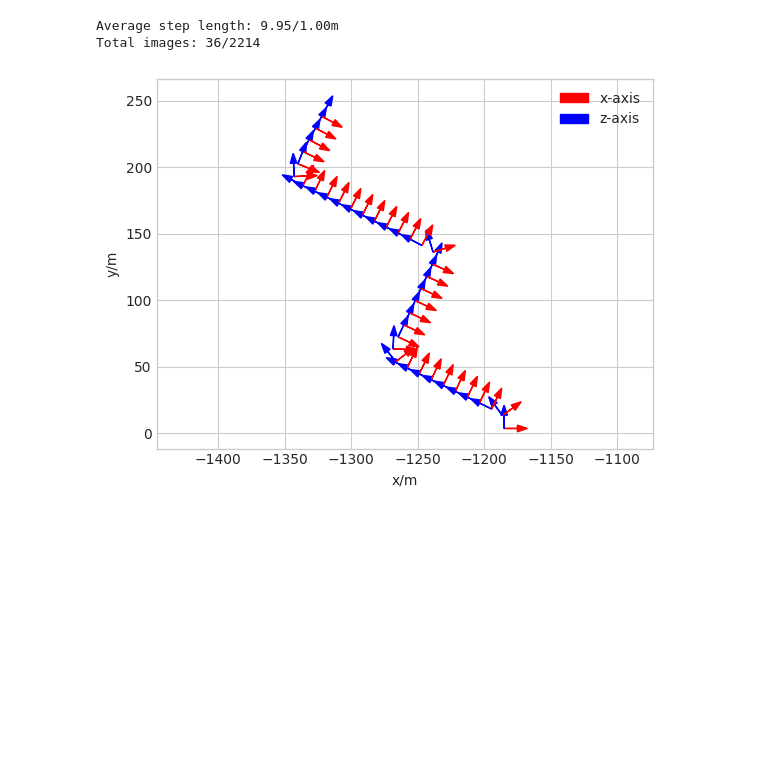
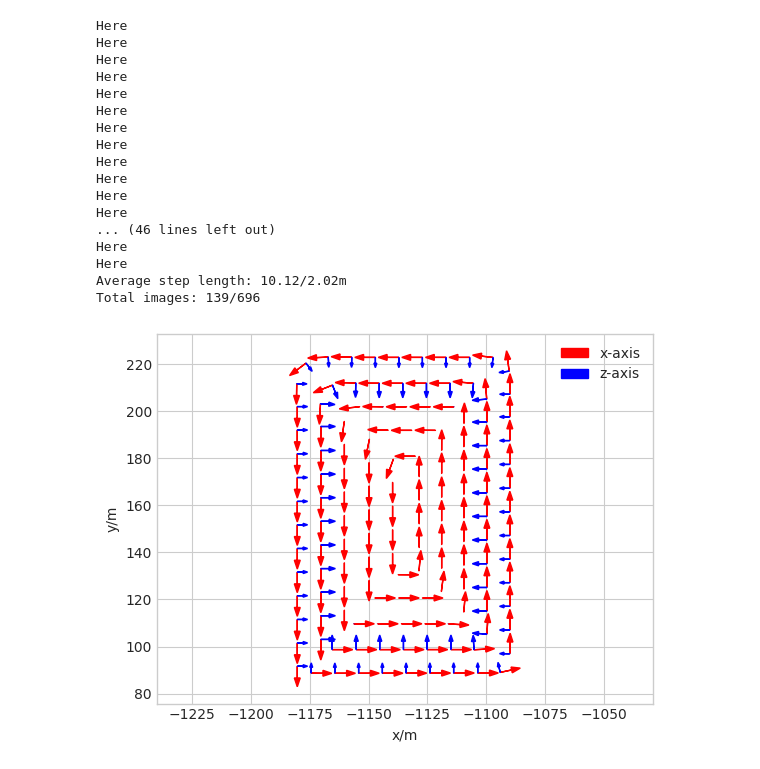
Before and after one commit to DekuLiuTesla/CityGaussian, a Jupyter notebook: notebooks/vis_ue_trajectory.ipynb, the cells around one changed output. Saved outputs shown, nothing was run; the diff lists cells and outputs as text; code cells hidden in the pictures; blank space fills up the shorter version.

Commit message:
update json conversion and vis for aerial

```diff
--- a/notebooks/vis_ue_trajectory.ipynb
+++ b/notebooks/vis_ue_trajectory.ipynb
@@ -26,21 +26,18 @@ def draw_trajectory(transforms_path, ax, color='r', size=20, interval=1, view_nu
             c2w = np.array(frame['transform_matrix'])
 
             pos = c2w[:3, 3]  # camera center position
-            x_dir = c2w[:3, 0] / (np.linalg.norm(c2w[:3, 0]) + 1e-8)
-            y_dir = c2w[:3, 1] / (np.linalg.norm(c2w[:3, 1]) + 1e-8)
-            z_dir = c2w[:3, 2] / (np.linalg.norm(c2w[:3, 2]) + 1e-8)
-            a = pos + size * x_dir + size * y_dir + size * z_dir
-            b = pos - size * x_dir + size * y_dir + size * z_dir
-            c = pos - size * x_dir - size * y_dir + size * z_dir
-            d = pos + size * x_dir - size * y_dir + size * z_dir
+            x_dir = c2w[:3, 0]
+            y_dir = c2w[:3, 1]
+            z_dir = c2w[:3, 2]
 
-            dir = (a + b + c + d) / 4 - pos  # camera view direction, i.e. z-axis
-            dir = dir / (np.linalg.norm(dir) + 1e-8)
-            o = pos + dir * 3
+            x_head_width = size * np.linalg.norm(x_dir[:2]) / 2
+            z_head_width = size * np.linalg.norm(z_dir[:2]) / 2
+            if z_head_width < 0.01:
+                print('Here')
 
-            ax.arrow(pos[0], pos[1], size * x_dir[0], size * x_dir[1], color='r', head_width=size/2, label='x-axis')
-            # ax.arrow(pos[1], pos[0], size * y_dir[1], size * y_dir[0], color='g', head_width=size/2, label='y-axis')
-            ax.arrow(pos[0], pos[1], size * z_dir[0], size * z_dir[1], color='b', head_width=size/2, label='z-axis')
+            ax.arrow(pos[0], pos[1], size * x_dir[0], size * x_dir[1], color='r', head_width=x_head_width, label='x-axis')
+            # ax.arrow(pos[0], pos[1], size * y_dir[0], size * y_dir[1], color='g', head_width=size/2, label='y-axis')
+            ax.arrow(pos[0], pos[1], size * z_dir[0], size * z_dir[1], color='b', head_width=z_head_width, label='z-axis')
             if not legend_flag:
                 ax.legend()
                 legend_flag = True
@@ -61,12 +58,27 @@ def draw_trajectory(transforms_path, ax, color='r', size=20, interval=1, view_nu
     ax.set_ylabel('y/m')
 # %%
 # data_path, subset = '../data/UE-collected', 'vehicle-train-20231114'
-transforms_path = os.path.join('../data/UE-collected/street/train_dense/transforms_train.json')
+transforms_path = os.path.join('../data/UE-collected/aerial/block2/transforms_train.json')
 fig = plt.figure()
 ax = fig.gca()
-draw_trajectory(transforms_path, ax, color='r', size=10, interval=10, view_num=6)
+draw_trajectory(transforms_path, ax, color='r', size=5, interval=5, view_num=1)
 plt.show()
 # %% [output]
-Average step length: 9.95/1.00m
-Total images: 36/2214
+Here
+Here
+Here
+Here
+Here
+Here
+Here
+Here
+Here
+Here
+Here
+Here
+... (46 lines left out)
+Here
+Here
+Average step length: 10.12/2.02m
+Total images: 139/696
-[figure, old version]
+[figure, new version]
```
Also changed, not shown: 1 other file.
